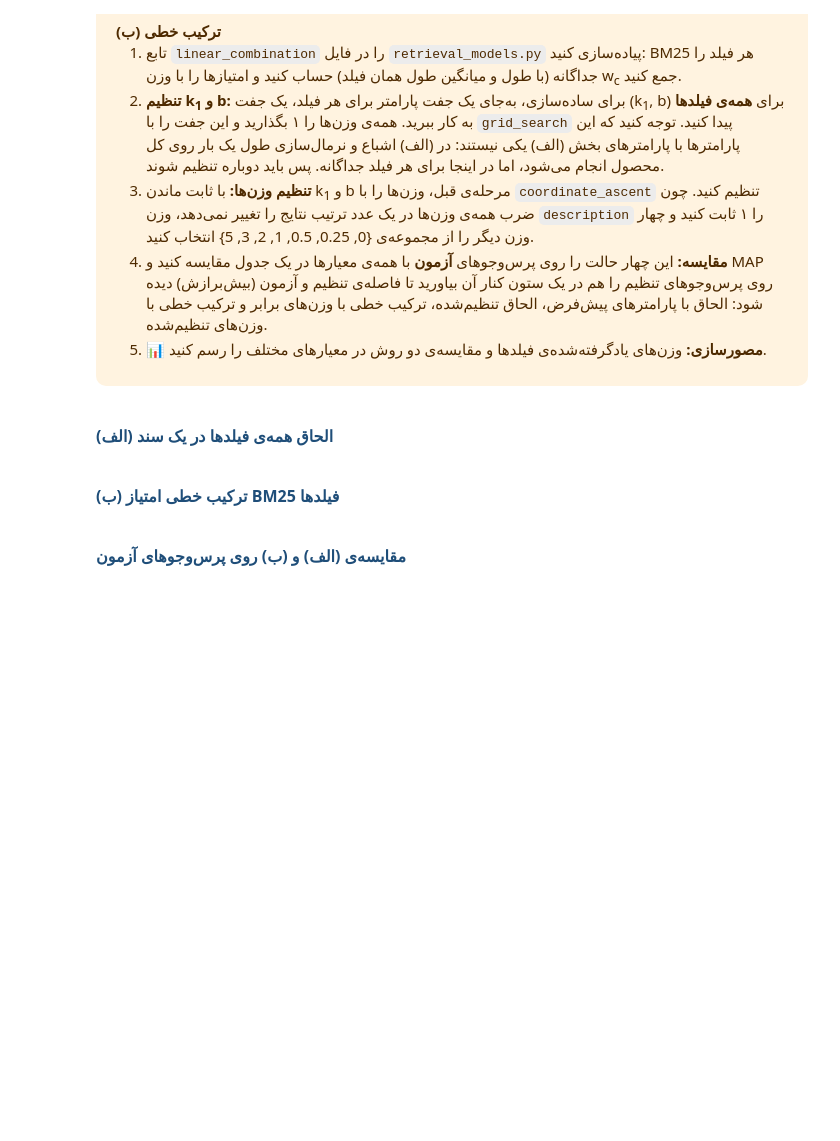
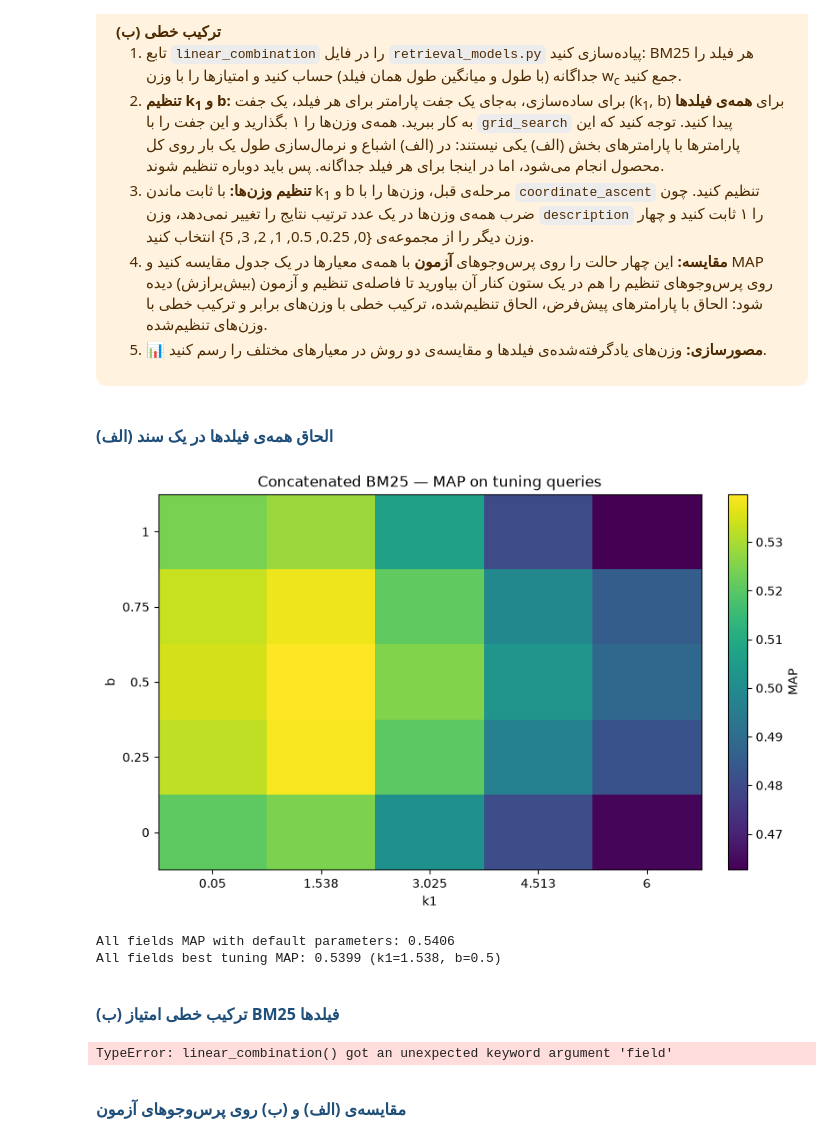
Before and after one commit to HaniehGRN/IR-homework1-BM25, a Jupyter notebook: IIR_CA1_Student-ID.ipynb, the cells around one changed output. Drawn from its saved outputs; the diff is of its cells as text; code cells hidden in the pictures; blank space fills up the shorter version.

```diff
--- a/IIR_CA1_Student-ID.ipynb
+++ b/IIR_CA1_Student-ID.ipynb
@@ -390,10 +440,68 @@ $$f(q,d) = \sum_{c} w_c \cdot BM25_c(q,d)$$
 <h4 dir="rtl" style="font-family: Vazirmatn, Vazir, Tahoma, sans-serif; color: #1F4E79; font-size: 16px; margin-top: 18px;">(الف) الحاق همه‌ی فیلدها در یک سند</h4>
 # %%
 ### YOUR CODE HERE
+
+all_MAP = evaluator.mean_ap(rm.bm25, tune_qids, field="all", k1=1.2, b=0.75)
+
+grid_results = grid_search(rm.bm25, grid, tune_qids, field="all")
+best = grid_results.iloc[0]
+query_eval = evaluator.evaluate(rm.bm25, test_qids, field=field, k1=best["k1"], b=best["b"])
+test_metrics = ev.summary(query_eval)
+
+heatmap = (
+    grid_results.pivot(index="b", columns="k1", values="MAP")
+    .sort_index()
+    .sort_index(axis=1)
+)
+fig, ax = plt.subplots(figsize=(8, 5), constrained_layout=True)
+
+image = ax.imshow(
+    heatmap.to_numpy(),
+    origin="lower",
+    aspect="auto",
+    cmap="viridis",
+)
+
+ax.set_xticks(range(len(heatmap.columns)))
+ax.set_xticklabels([f"{k1:.4g}" for k1 in heatmap.columns])
+ax.set_yticks(range(len(heatmap.index)))
+ax.set_yticklabels([f"{b:.4g}" for b in heatmap.index])
+
+ax.set_xlabel("k1")
+ax.set_ylabel("b")
+ax.set_title("Concatenated BM25 — MAP on tuning queries")
+fig.colorbar(image, ax=ax, label="MAP")
+
+plt.show()
+
+print(f"All fields MAP with default parameters: {all_MAP:.4f}")
+print(f"All fields best tuning MAP: {best['MAP']:.4f} (k1={best['k1']:.4g}, b={best['b']:.4g})")
+# %% [output]
+[figure, added]
+All fields MAP with default parameters: 0.5406
+All fields best tuning MAP: 0.5399 (k1=1.538, b=0.5)
 # %% [markdown]
 <h4 dir="rtl" style="font-family: Vazirmatn, Vazir, Tahoma, sans-serif; color: #1F4E79; font-size: 16px; margin-top: 18px;">(ب) ترکیب خطی امتیاز BM25 فیلدها</h4>
 # %%
 ### YOUR CODE HERE
+
+linear_grid_results = grid_search(
+    rm.linear_combination,
+    grid,
+    tune_qids,
+    field=FIELDS
+)
+
+best_linear = linear_grid_results.iloc[0]
+linear_k1 = float(best_linear["k1"])
+linear_b = float(best_linear["b"])
+
+print(f"Best k1: {linear_k1:g}")
+print(f"Best b: {linear_b:g}")
+print(f"Tuning MAP: {best_linear['MAP']:.4f}")
+display(linear_grid_results.head())
+# %% [output]
+TypeError: linear_combination() got an unexpected keyword argument 'field'
 # %% [markdown]
 <h4 dir="rtl" style="font-family: Vazirmatn, Vazir, Tahoma, sans-serif; color: #1F4E79; font-size: 16px; margin-top: 18px;">مقایسه‌ی (الف) و (ب) روی پرس‌وجوهای آزمون</h4>
 # %%
```
Also changed, not shown: parts of 5 cells of this notebook, 5 other files.
